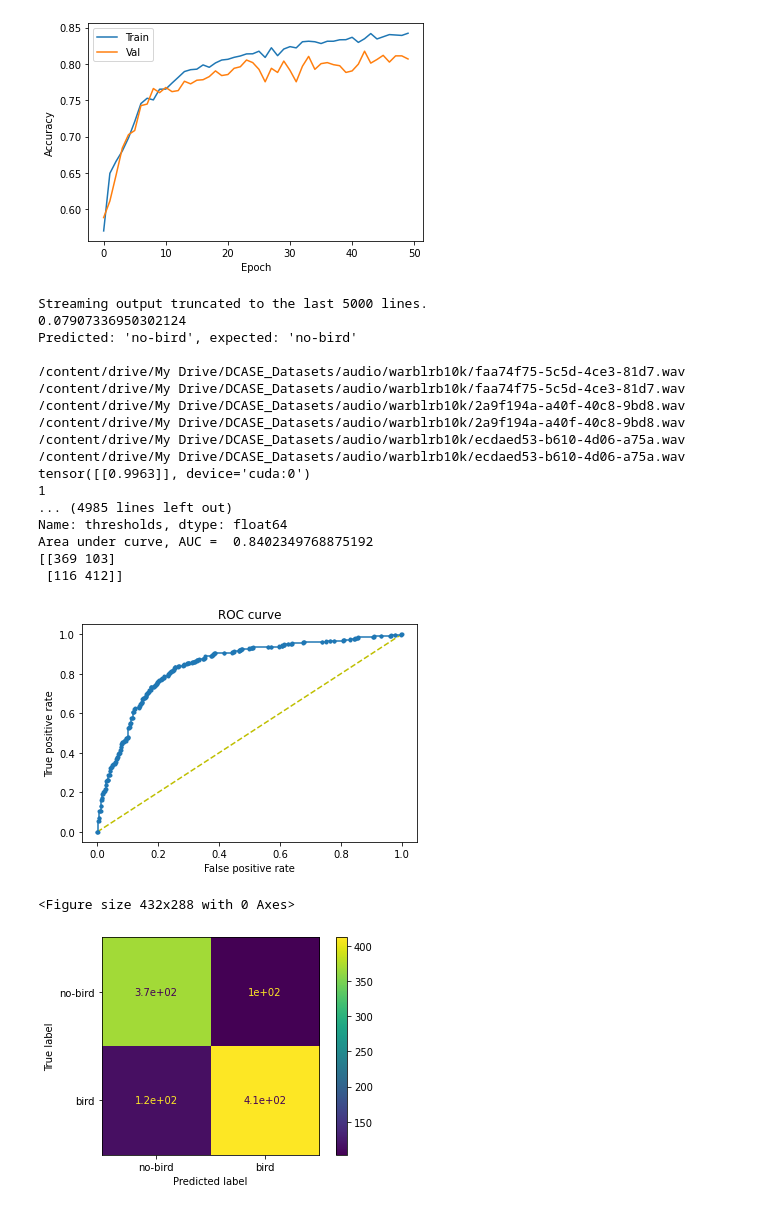
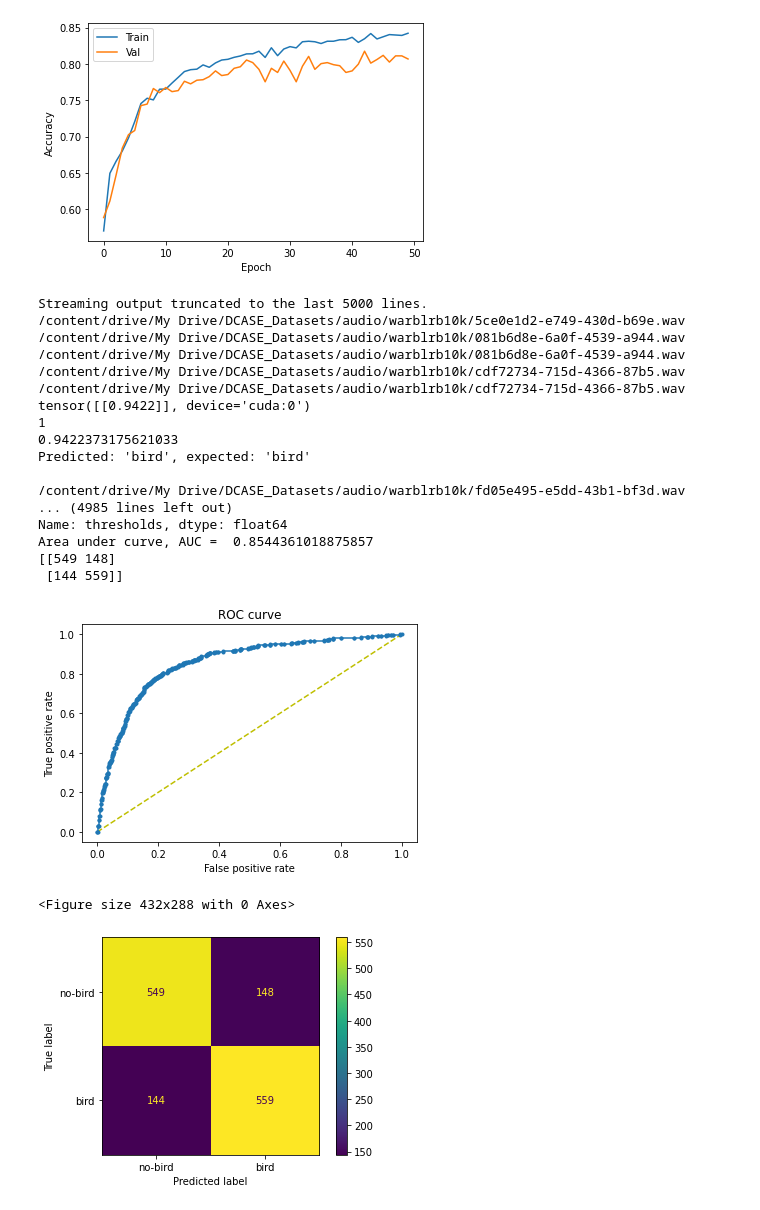
Before and after one commit to edward-h-81/bird_sound_detection, a Jupyter notebook: cnn_pytorch/train_binary_uky_val_conmatrix.ipynb, the cells around one changed output. Drawn from its saved outputs; the diff is of its cells as text; code cells hidden in the pictures.

```diff
--- a/cnn_pytorch/train_binary_uky_val_conmatrix.ipynb
+++ b/cnn_pytorch/train_binary_uky_val_conmatrix.ipynb
@@ -473,15 +473,14 @@ if __name__ == "__main__":
 
     # get a sample from the dcase dataset for inference
     # num_files = len(dcase)
-    num_files = 1000
-
+    num_files = 1400
+    seed(1)
     count = 0
     index = 0
     correct = 0
     countnobird = 0
     countbird = 0
     while count < num_files:
-
       value = random()
       val_label = random()
 
@@ -489,15 +488,15 @@ if __name__ == "__main__":
 
 
       if target == 1:
-        if val_label < 0.667:
+        if val_label < 0.67:
           index += 1
           continue
 
-      if value > 0.75:
-        input = t1masking(input)
-        input = t2masking(input)
-        input = fmasking(input)
-        input = input
+      # if value > 0.75:
+      #   input = t1masking(input)
+      #   input = t2masking(input)
+      #   input = fmasking(input)
+      #   input = input
 
       # def plot_spectrogram(spec, title=None, ylabel='freq_bin', aspect='auto', xmax=None):
       #     fig, axs = plt.subplots(1, 1)
@@ -552,46 +551,46 @@ if __name__ == "__main__":
     fpr, tpr, thresholds = roc_curve(targs, pred_floats)
     # print("fpr: {}, tpr: {}".format(fpr, tpr, pos_label=2))
     plt.figure(1)
     plt.plot([0, 1], [0, 1], 'y--')
     plt.plot(fpr, tpr, marker='.')
     plt.xlabel('False positive rate')
     plt.ylabel('True positive rate')
     plt.title('ROC curve')
     plt.show
 
     i = np.arange(len(tpr))
     roc = pd.DataFrame({'tf' : pd.Series(tpr-(1-fpr), index=i), 'thresholds' : pd.Series(thresholds, index=i)})
     ideal_roc_thresh = roc.iloc[(roc.tf-0).abs().argsort()[:1]]  #Locate the point where the value is close to 0
     print("Ideal threshold is: ", ideal_roc_thresh['thresholds'])
 
     # AUC
     auc_value = auc(fpr, tpr)
     print("Area under curve, AUC = ", auc_value)
 
     # confusion matrix
     cm = confusion_matrix(targs, preds)
     print(cm)
     disp = ConfusionMatrixDisplay(confusion_matrix=cm, display_labels=["no-bird", "bird"])
     plt.figure(2)
-    disp.plot()
+    disp.plot(values_format='')
 # %% [output]
 Streaming output truncated to the last 5000 lines.
-0.07907336950302124
-Predicted: 'no-bird', expected: 'no-bird'
+/content/drive/My Drive/DCASE_Datasets/audio/warblrb10k/5ce0e1d2-e749-430d-b69e.wav
+/content/drive/My Drive/DCASE_Datasets/audio/warblrb10k/081b6d8e-6a0f-4539-a944.wav
+/content/drive/My Drive/DCASE_Datasets/audio/warblrb10k/081b6d8e-6a0f-4539-a944.wav
+/content/drive/My Drive/DCASE_Datasets/audio/warblrb10k/cdf72734-715d-4366-87b5.wav
+/content/drive/My Drive/DCASE_Datasets/audio/warblrb10k/cdf72734-715d-4366-87b5.wav
+tensor([[0.9422]], device='cuda:0')
+1
+0.9422373175621033
+Predicted: 'bird', expected: 'bird'
 
-/content/drive/My Drive/DCASE_Datasets/audio/warblrb10k/faa74f75-5c5d-4ce3-81d7.wav
-/content/drive/My Drive/DCASE_Datasets/audio/warblrb10k/faa74f75-5c5d-4ce3-81d7.wav
-/content/drive/My Drive/DCASE_Datasets/audio/warblrb10k/2a9f194a-a40f-40c8-9bd8.wav
-/content/drive/My Drive/DCASE_Datasets/audio/warblrb10k/2a9f194a-a40f-40c8-9bd8.wav
-/content/drive/My Drive/DCASE_Datasets/audio/warblrb10k/ecdaed53-b610-4d06-a75a.wav
-/content/drive/My Drive/DCASE_Datasets/audio/warblrb10k/ecdaed53-b610-4d06-a75a.wav
-tensor([[0.9963]], device='cuda:0')
-1
+/content/drive/My Drive/DCASE_Datasets/audio/warblrb10k/fd05e495-e5dd-43b1-bf3d.wav
 ... (4985 lines left out)
 Name: thresholds, dtype: float64
-Area under curve, AUC =  0.8402349768875192
-[[369 103]
- [116 412]]
+Area under curve, AUC =  0.8544361018875857
+[[549 148]
+ [144 559]]
-[figure, old version]
+[figure, new version]
 <Figure size 432x288 with 0 Axes>
-[figure, old version]
+[figure, new version]
```
